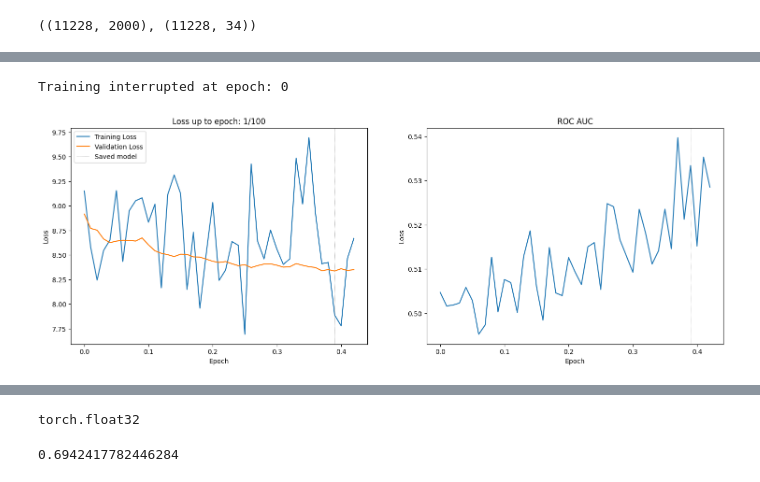
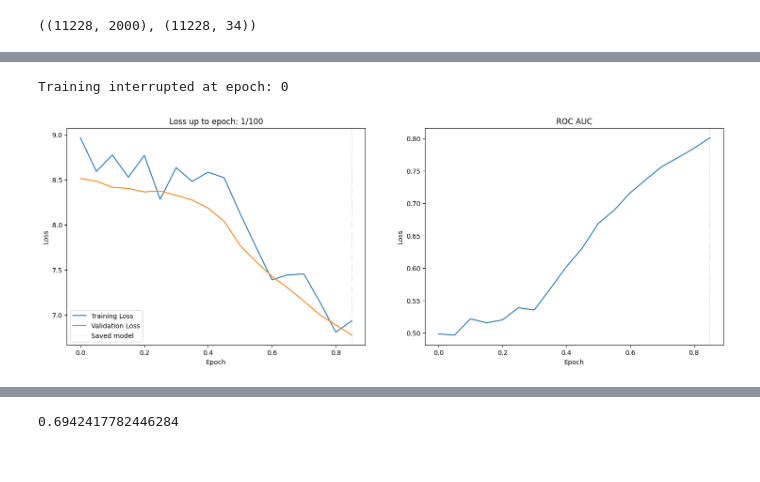
Before and after one commit to pabloqb2000/Master-Kaggle-1, a Jupyter notebook: transformers.ipynb, the cells around one changed output, grey strips where cells are left out. Drawn from its saved outputs; the diff is of its cells as text; code cells hidden in the pictures.

```diff
--- a/transformers.ipynb
+++ b/transformers.ipynb
@@ -31,21 +33,22 @@ model = model.TransformerModel(2002, 168, 4, 256, 2, n_classes, dropout=0.25)
 # %%
 from sklearn.metrics import accuracy_score, roc_auc_score
 from trainlib import train
 from importlib import reload
 reload(train)
 
 n_epochs = 100
 batch_logging_freq = 5
 metrics = {
     # 'Accuracy': accuracy_score,
     'ROC AUC': roc_auc_score,
 }
 
 trainer = train.Trainer(model, epochs=n_epochs, criterion=nn.CrossEntropyLoss(),
                   optim=torch.optim.Adam, lr=1e-3, stopping_batches=25,
-                  batch_logging_freq = batch_logging_freq, use_cuda=False, metrics=metrics)
+                  batch_logging_freq = batch_logging_freq, metrics=metrics,
+                  max_grad_norm=2., grad_norm_type=2, lr_factor=.2, lr_patience=10)
 trainer.train(train_loader, valid_loader)
 # %% [output]
 Training interrupted at epoch: 0
-[figure, old version]
+[figure, new version]
 Loaded best model weights!
@@ -55,8 +58,3 @@ Final valid loss: 8.350776672363281
-# %%
-x, y = next(iter(valid_loader))
-y.dtype
-# %% [output]
-torch.float32
 # %%
 from sklearn.metrics import roc_auc_score
 
```
Also changed, not shown: parts of 3 cells of this notebook, 4 other files.
